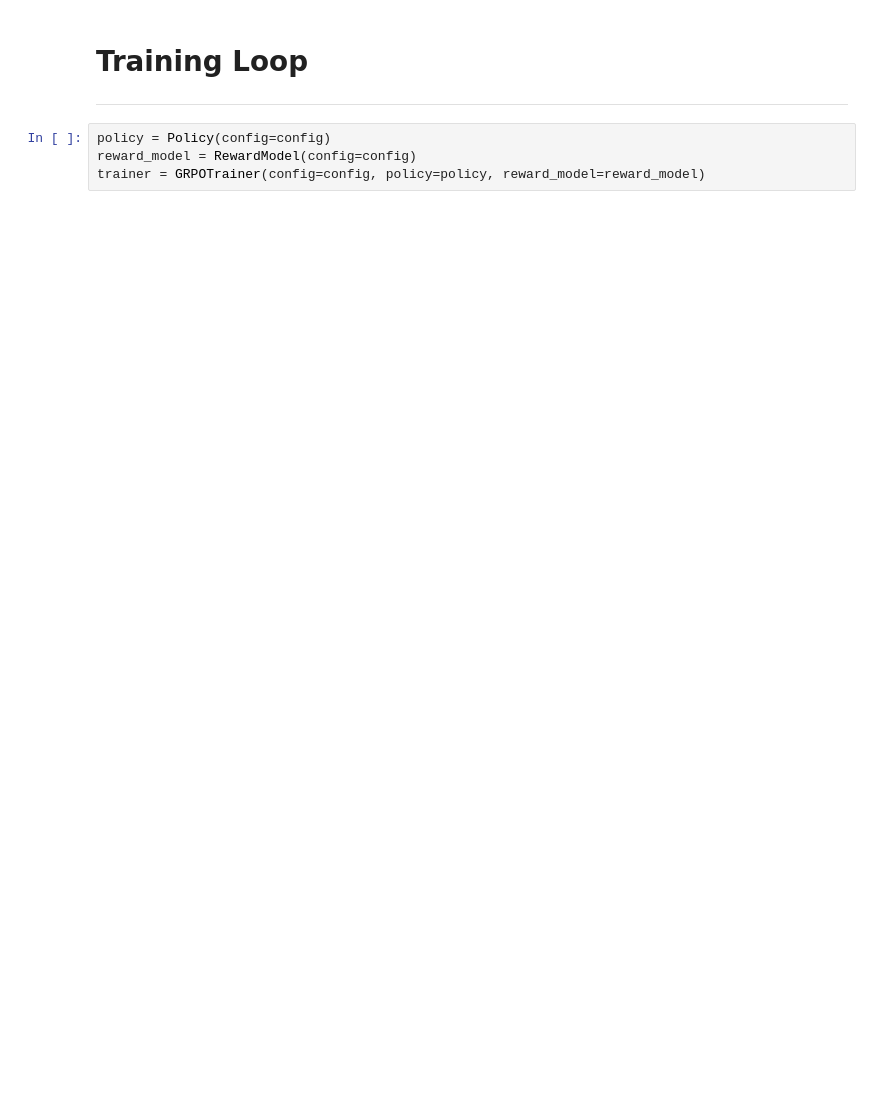
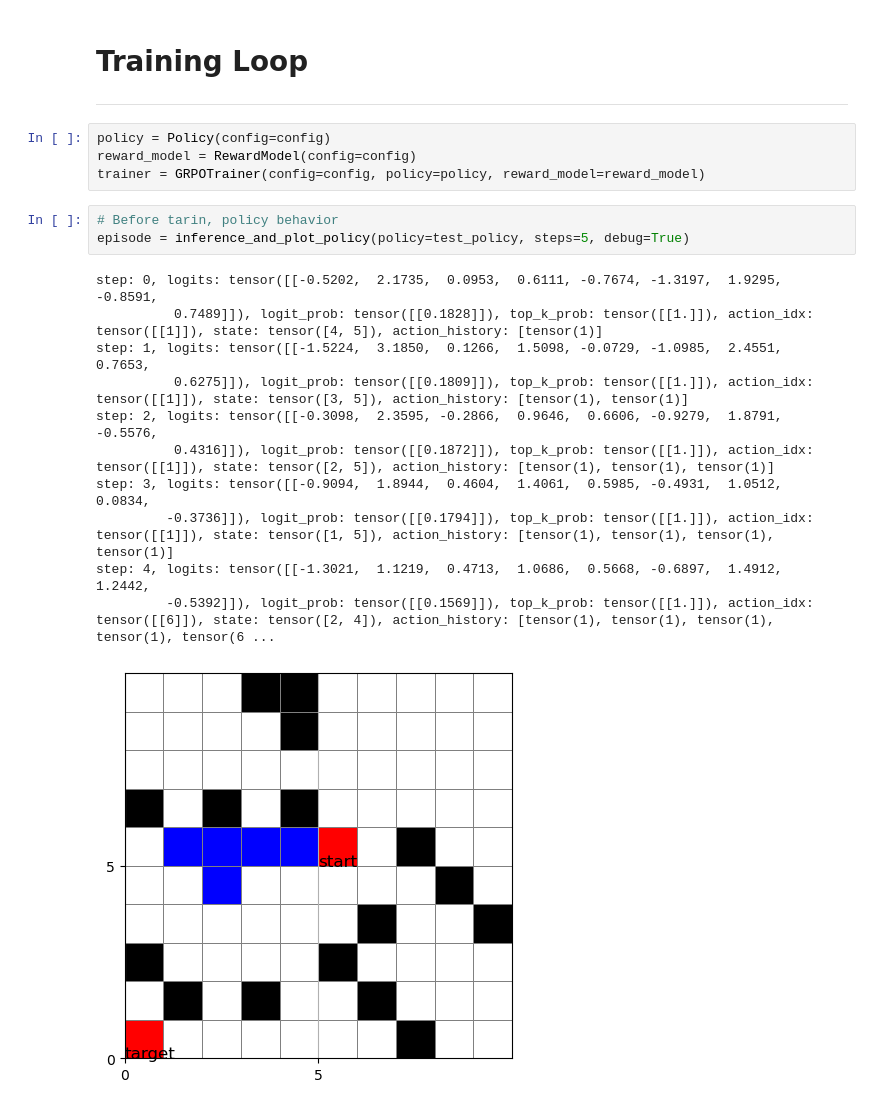
Before and after one commit to Chengbai/rf_agent, a Jupyter notebook: ange_v2.ipynb, the cells around one changed output. Saved outputs shown, nothing was run; the diff lists cells and outputs as text; blank space fills up the shorter version.

```diff
--- a/ange_v2.ipynb
+++ b/ange_v2.ipynb
@@ -128,4 +147,19 @@ step: 19, logits: tensor([[-0.4474, -0.4867,  1.4427,  0.1792, -0.1873, -0.8041,
 policy = Policy(config=config)
 reward_model = RewardModel(config=config)
 trainer = GRPOTrainer(config=config, policy=policy, reward_model=reward_model)
+# %%
+# Before tarin, policy behavior
+episode = inference_and_plot_policy(policy=test_policy, steps=5, debug=True)
+# %% [output]
+step: 0, logits: tensor([[-0.5202,  2.1735,  0.0953,  0.6111, -0.7674, -1.3197,  1.9295, -0.8591,
+          0.7489]]), logit_prob: tensor([[0.1828]]), top_k_prob: tensor([[1.]]), action_idx: tensor([[1]]), state: tensor([4, 5]), action_history: [tensor(1)]
+step: 1, logits: tensor([[-1.5224,  3.1850,  0.1266,  1.5098, -0.0729, -1.0985,  2.4551,  0.7653,
+          0.6275]]), logit_prob: tensor([[0.1809]]), top_k_prob: tensor([[1.]]), action_idx: tensor([[1]]), state: tensor([3, 5]), action_history: [tensor(1), tensor(1)]
+step: 2, logits: tensor([[-0.3098,  2.3595, -0.2866,  0.9646,  0.6606, -0.9279,  1.8791, -0.5576,
+          0.4316]]), logit_prob: tensor([[0.1872]]), top_k_prob: tensor([[1.]]), action_idx: tensor([[1]]), state: tensor([2, 5]), action_history: [tensor(1), tensor(1), tensor(1)]
+step: 3, logits: tensor([[-0.9094,  1.8944,  0.4604,  1.4061,  0.5985, -0.4931,  1.0512,  0.0834,
+         -0.3736]]), logit_prob: tensor([[0.1794]]), top_k_prob: tensor([[1.]]), action_idx: tensor([[1]]), state: tensor([1, 5]), action_history: [tensor(1), tensor(1), tensor(1), tensor(1)]
+step: 4, logits: tensor([[-1.3021,  1.1219,  0.4713,  1.0686,  0.5668, -0.6897,  1.4912,  1.2442,
+         -0.5392]]), logit_prob: tensor([[0.1569]]), top_k_prob: tensor([[1.]]), action_idx: tensor([[6]]), state: tensor([2, 4]), action_history: [tensor(1), tensor(1), tensor(1), tensor(1), tensor(6 ...
+[figure, added]
 # %%
```
Also changed, not shown: parts of 5 cells of this notebook, 4 other files.
